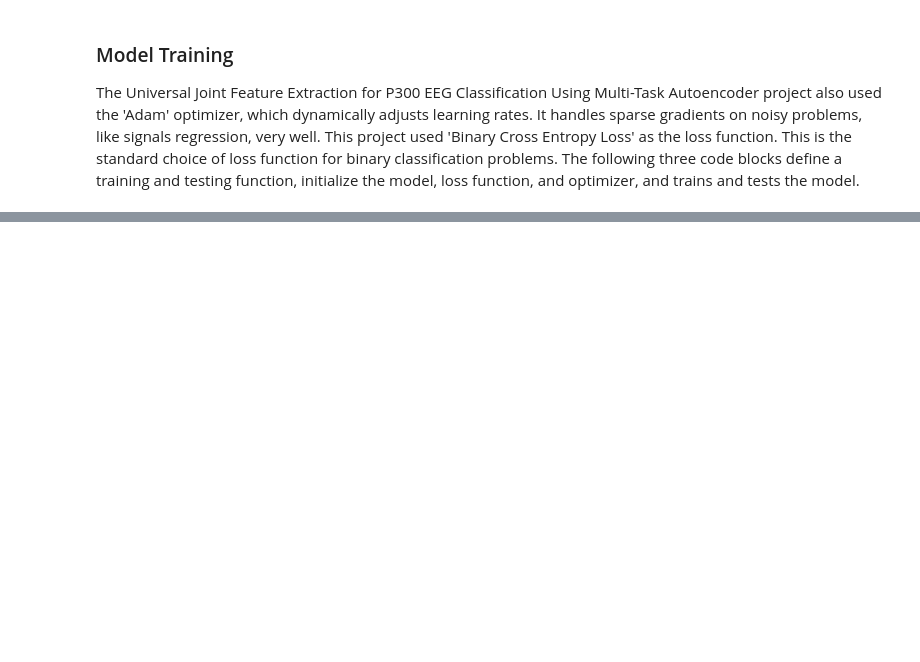
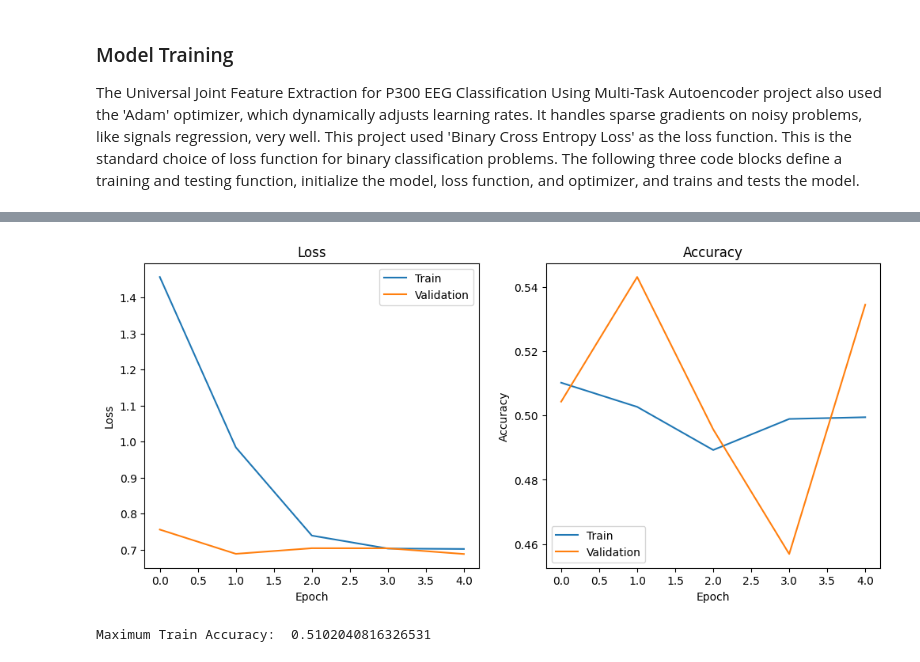
Before and after one commit to ThomasBlalock/P300_BCI_Speller, a Jupyter notebook: README.ipynb, the cells around one changed output, grey strips where cells are left out. Cells and saved outputs as stored; diff of their text form; code cells hidden in the pictures; blank space fills up the shorter version.

```diff
--- a/README.ipynb
+++ b/README.ipynb
@@ -927,7 +934,8 @@ class KeyboardTrialData(TrialData):
         self.letter = trial_dict['letter']
 # %%
 # Load all 'DataAcquisitionHandler' objects from a directory
-dir = "C:/Users/c25th/code/P300_BCI_Speller/data/handlers"
+import os
+dir = "data/handlers"
 handler_list = []
 handler_list.extend(load_data(dir))
 # %% [markdown]
@@ -1401,10 +1432,10 @@ class EEG_Net_CNN(torch.nn.Module):
     """ Pytorch implementation of EEGNet
 
     Expecting input of shape (batch_size, channels, readings)
-    input = [32, 8, 250] = [batch_size, channels, readings]
+    input = [batch_size, 8, 250] = [batch_size, channels, readings]
     batch_size: number of samples in a batch
-    channels: number of channels in a sample (8)
-    readings: number of readings in a channel (250)
+    channels: number of channels in a sample
+    readings: number of readings in a channel
     """
 
     def __init__(self, num_channels=8, num_classes=2, input_length=250):
@@ -1491,9 +1522,9 @@ class EEG_Net_CNN(torch.nn.Module):
 The Universal Joint Feature Extraction for P300 EEG Classification Using Multi-Task Autoencoder project also used the 'Adam' optimizer, which dynamically adjusts learning rates. It handles sparse gradients on noisy problems, like signals regression, very well. This project used 'Binary Cross Entropy Loss' as the loss function. This is the standard choice of loss function for binary classification problems. The following three code blocks define a training and testing function, initialize the model, loss function, and optimizer, and trains and tests the model.
 # %%
 # Define the training and testing functions
-import tqdm
+from tqdm import tqdm
 
-def train(train_dataloader, val_dataloader, model, loss_fn, optimizer, num_epochs, print_every=-1):
+def train(train_dataloader, val_dataloader, model, loss_fn, optimizer, num_epochs):
     """Trains the model.
 
     Args:
@@ -1503,7 +1534,6 @@ def train(train_dataloader, val_dataloader, model, loss_fn, optimizer, num_epoch
         loss_fn (object): The loss function to use.
         optimizer (object): The optimizer to use.
         num_epochs (int): The number of epochs to train for.
-        print_every (int): The number of batches to wait before printing the loss. If <= 0, no printing is done.
     """
     train_losses = []
     val_losses = []
@@ -1517,7 +1547,7 @@ def train(train_dataloader, val_dataloader, model, loss_fn, optimizer, num_epoch
         running_loss = 0.0
         correct = 0
         total = 0
-        for batch, (X, y) in tqdm(enumerate(train_dataloader)):
+        for (X, y) in tqdm(train_dataloader):
             optimizer.zero_grad()
             pred = model(X) # Forward pass
             loss = loss_fn(pred, y)
@@ -1528,9 +1558,6 @@ def train(train_dataloader, val_dataloader, model, loss_fn, optimizer, num_epoch
             running_loss += loss.item()
             correct += (pred.argmax(1) == y).type(torch.float).sum().item()
             total += y.size(0)
-
-            if batch % print_every == print_every-1 and print_every > 0:
-                print(f'Epoch {epoch+1} - Batch {batch+1}/{len(train_dataloader)} - Loss: {loss.item():.4f}')
 
         # Compute metrics
         avg_train_loss = running_loss / len(train_dataloader)
@@ -1609,9 +1636,22 @@ def test(dataloader, model, loss_fn):
 model = EEG_Net_CNN()
 loss_fn = torch.nn.CrossEntropyLoss()
 optimizer = torch.optim.Adam(model.parameters())
+# %%
+# Load Dataloaders
+filepath = "C:/Users/c25th/OneDrive/Desktop/p300 Speller Application/data/dataloaders/"
+date = datetime.datetime.now().strftime("%Y-%m-%d")
+
+train_filename = "train_loader_"+str(date)+".txt"
+val_filename = "val_loader_"+str(date)+".txt"
+test_filename = "test_loader_"+str(date)+".txt"
+
+train_loader = torch.load(filepath+train_filename)
+val_loader = torch.load(filepath+val_filename)
+test_loader = torch.load(filepath+test_filename)
 # %%
 # Train & test model
 train_losses, val_losses, train_accuracies, val_accuracies = train(
-    train_loader, val_loader, model, loss_fn, optimizer, 100, print_every=-1)
+    train_loader, val_loader, model, loss_fn, optimizer, 5)
 print("Maximum Train Accuracy: ", max(train_accuracies))
 test(test_loader, model, loss_fn)
+# %% [output]
@@ -1617,0 +1663,2 @@ test(test_loader, model, loss_fn)
+[figure, added]
+Maximum Train Accuracy:  0.5102040816326531
```
Also changed, not shown: parts of 31 cells of this notebook, 8 other files.
